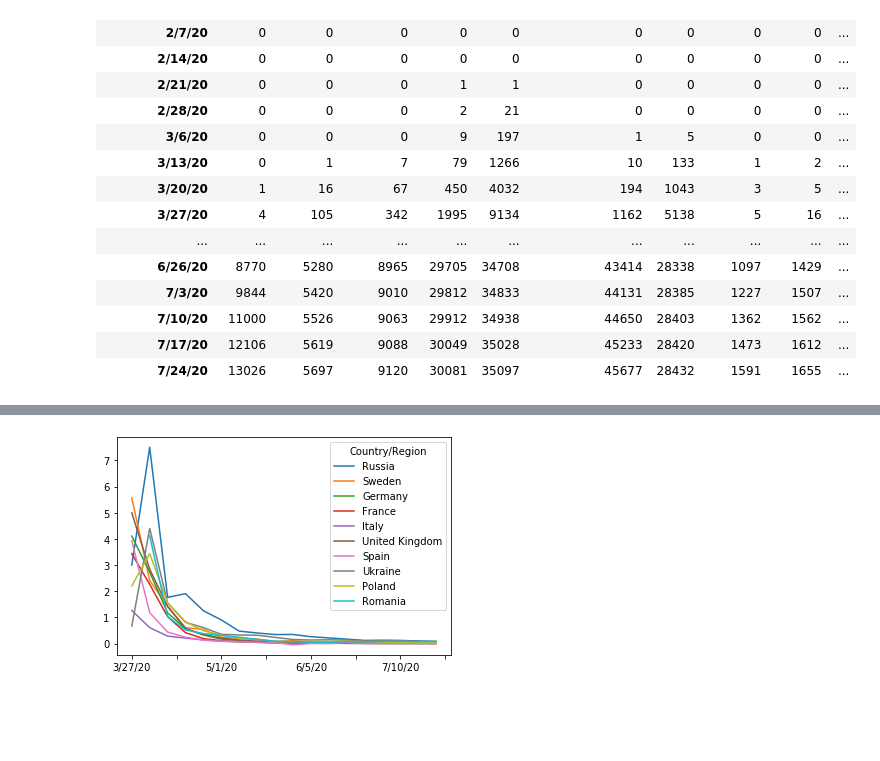
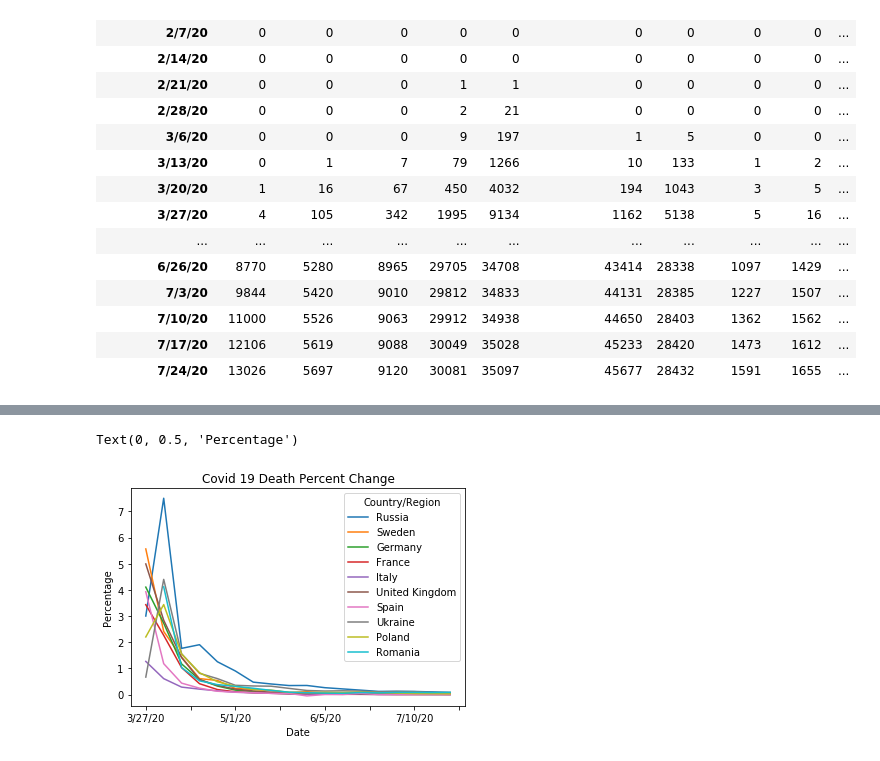
Before and after one commit to touch1295/PROJECT_1, a Jupyter notebook: weekly_deaths.ipynb, the cells around one changed output, grey strips where cells are left out. Cells and saved outputs as stored; diff of their text form; code cells hidden in the pictures; blank space fills up the shorter version.

```diff
--- a/weekly_deaths.ipynb
+++ b/weekly_deaths.ipynb
@@ -178,7 +182,12 @@ percent_deaths
 | 7/10/20 | 0.117432 | 0.019557 | 0.005882 | 0.003354 | 0.003014 | 0.011760 | 0.000634 | 0.110024 | 0.036496 | ... |
 | 7/17/20 | 0.100545 | 0.016830 | 0.002758 | 0.004580 | 0.002576 | 0.013057 | 0.000599 | 0.081498 | 0.032010 | ... |
 | 7/24/20 | 0.075995 | 0.013881 | 0.003521 | 0.001065 | 0.001970 | 0.009816 | 0.000422 | 0.080109 | 0.026675 | ... |
-# %%
-percent_deaths.plot();
-# %% [output]
-[figure, removed]
+# %%
+percent_deaths.plot();
+# Add labels to the x and y axes
+plt.title("Covid 19 Death Percent Change")
+plt.xlabel("Date")
+plt.ylabel("Percentage")
+# %% [output]
+Text(0, 0.5, 'Percentage')
+[figure, added]
```
Also changed, not shown: parts of 2 cells of this notebook, 2 other files.
